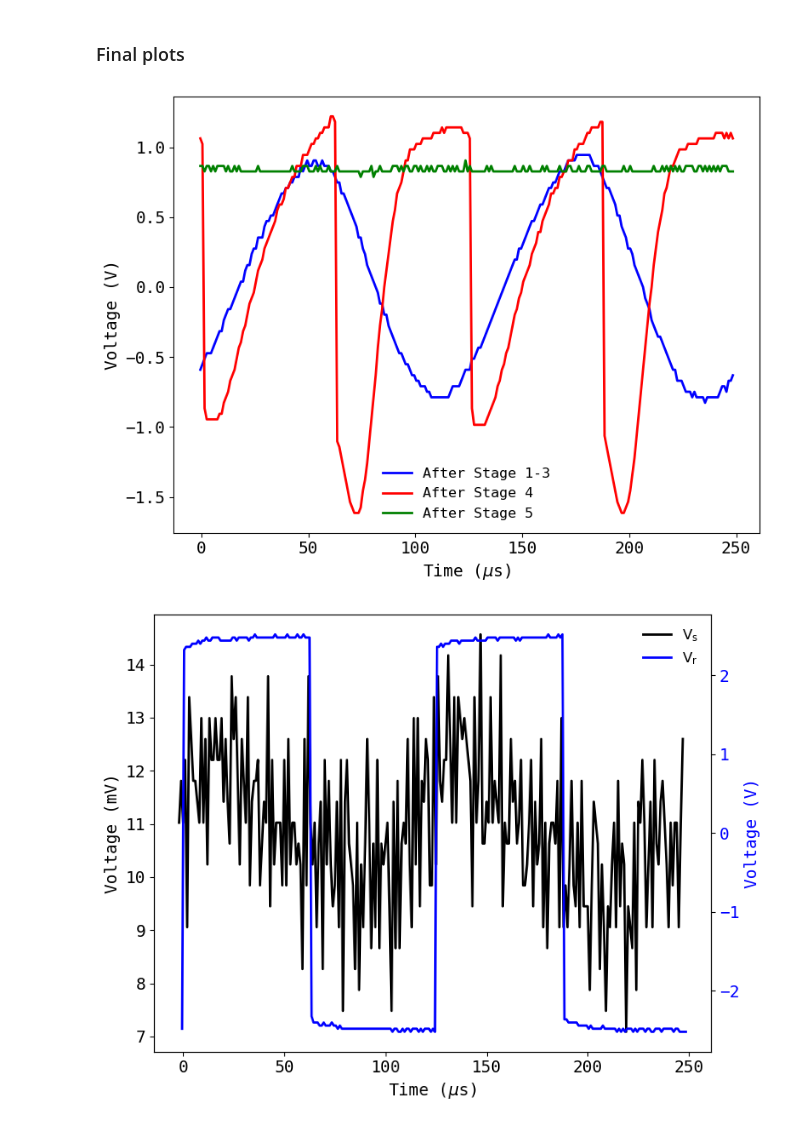
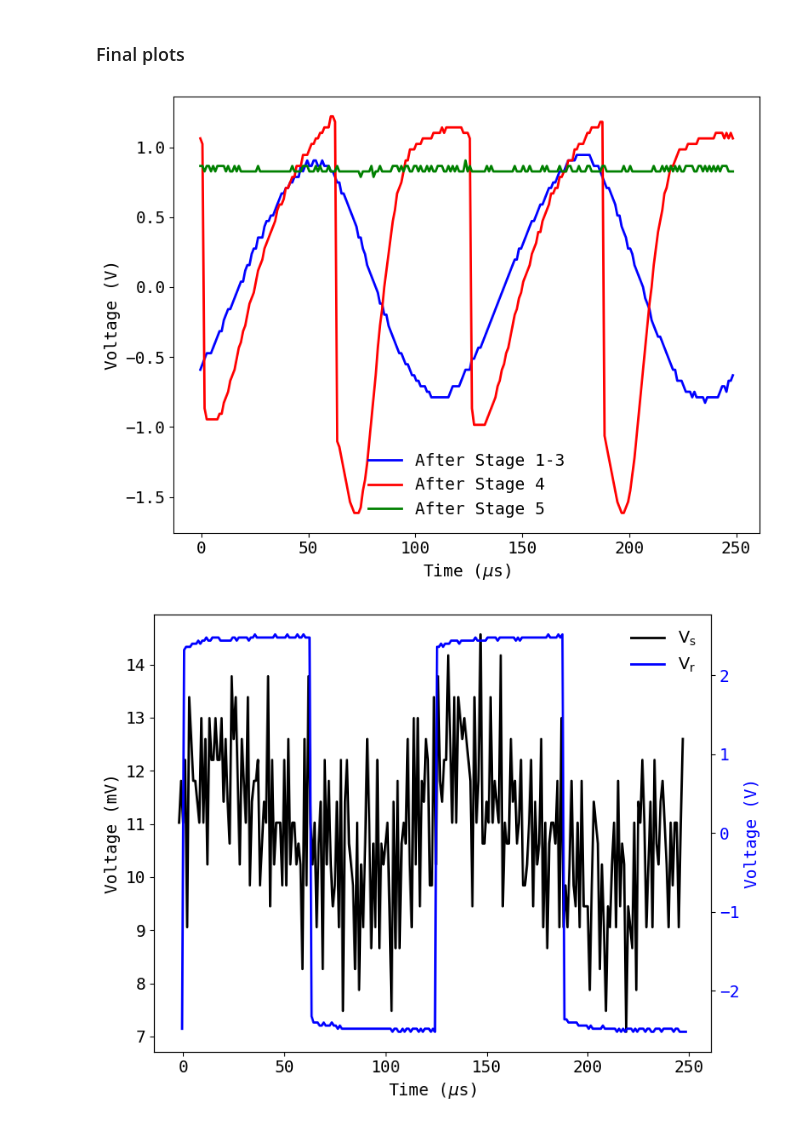
Before and after one commit to askeroelshoej/SP-Lock-In-Amp, a Jupyter notebook: experiment/plot_stages_1to5.ipynb, the cells around one changed output. Drawn from its saved outputs; the diff is of its cells as text; code cells hidden in the pictures.

```diff
--- a/experiment/plot_stages_1to5.ipynb
+++ b/experiment/plot_stages_1to5.ipynb
@@ -176,16 +176,16 @@ axes[1].legend(loc = 'lower left', fontsize = 12, frameon = False);
 # %%
 fig, ax = plt.subplots(figsize=(8,6))
 ax.plot(time3[:250], cha3[:250], '-', linewidth =2, color='b', label = 'After Stage 1-3')
 ax.plot(time4[:250], cha4[:250], '-', linewidth =2, color='r', label = 'After Stage 4')
 ax.plot(time5[:250], cha5[:250], '-', linewidth =2, color='g', label = 'After Stage 5')
 ax.set_xlabel(f'Time ($\\mu$s)', fontsize=14)
 ax.set_ylabel('Voltage (V)', fontsize=14)
 ax.tick_params(axis='both', which='major', labelsize=14)
-ax.legend(loc = 'best', fontsize = 12, frameon = False)
+ax.legend(loc = 'best', fontsize = 14, frameon = False)
 plt.tight_layout()
-plt.savefig('stages_1to5.png', dpi=600, bbox_inches='tight', pad_inches=0.02);
+plt.savefig('stages_1to5.pdf', dpi=600, bbox_inches='tight', pad_inches=0.02);
 # %% [output]
-[figure, old version]
+[figure, new version]
 # %%
 fig, ax = plt.subplots(figsize=(8,6))
 line_ori = ax.plot(time0[:250], cha0[:250], '-', linewidth =2, color='k', label = r'$\mathrm{V_s}$')
@@ -202,8 +202,8 @@ ax_twin.tick_params(axis='both', which='major', labelsize=14)
 
 lines = [line_ori[0], line_twin[0]]
 labels = [line.get_label() for line in lines]
-ax.legend(lines, labels, loc='best', fontsize =12, frameon=False)
+ax.legend(lines, labels, loc='best', fontsize =14, frameon=False)
 plt.tight_layout()
-plt.savefig('stage0plusref.png', dpi=600, bbox_inches='tight', pad_inches=0.02);
+plt.savefig('stage0plusref.pdf', dpi=600, bbox_inches='tight', pad_inches=0.02);
 # %% [output]
-[figure, old version]
+[figure, new version]
```
Also changed, not shown: 9 other files.
